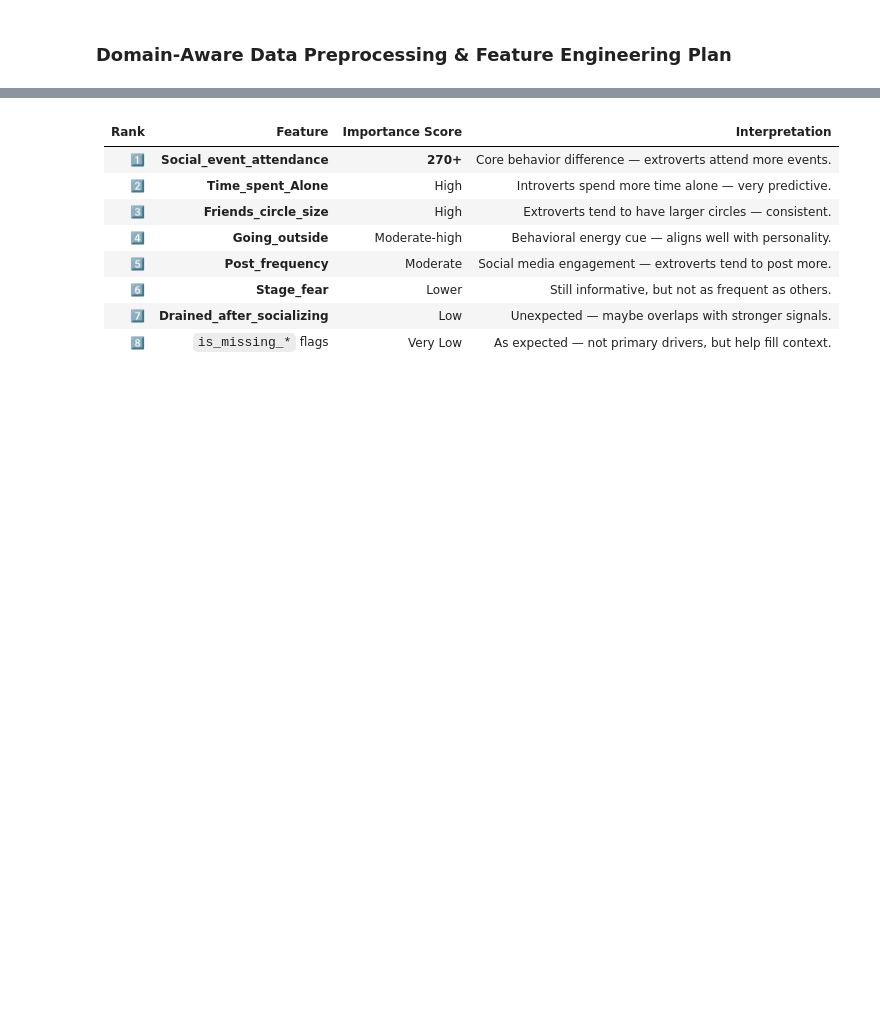
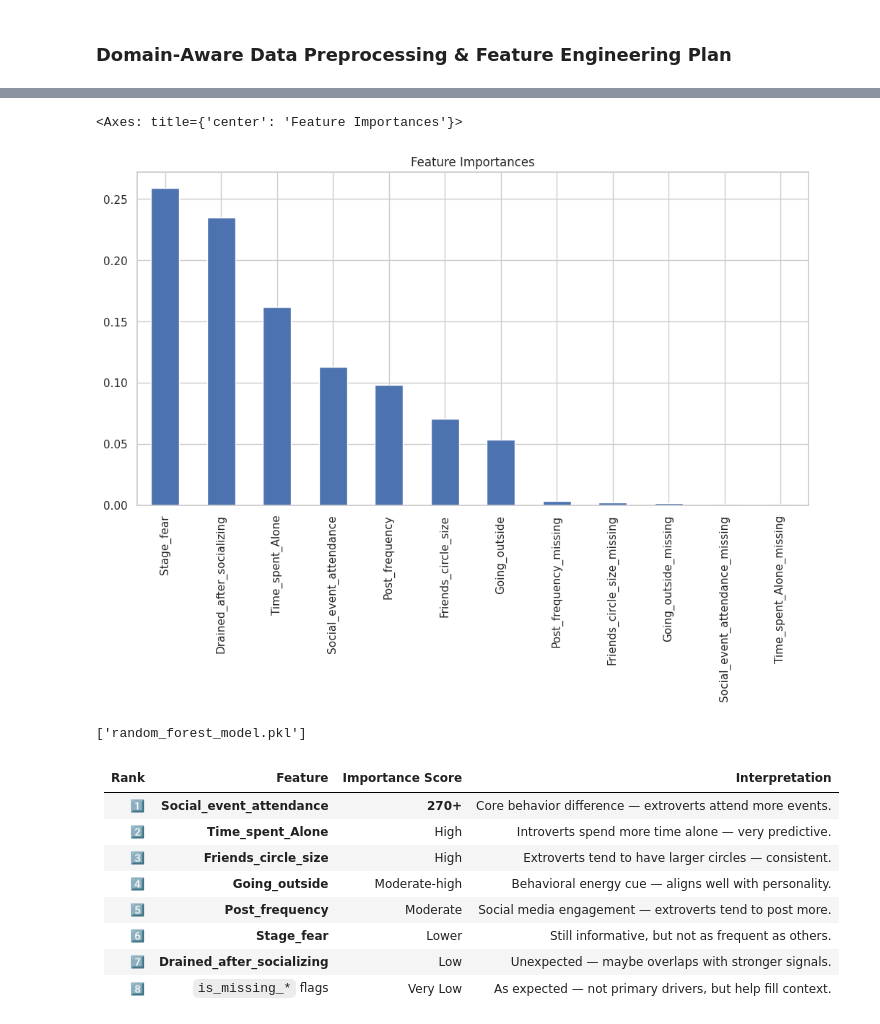
Before and after one commit to Kedhareswer/ML_Projects, a Jupyter notebook: introvert-vs-extrovert.ipynb, the cells around one changed output, grey strips where cells are left out. Drawn from its saved outputs; the diff is of its cells as text; code cells hidden in the pictures; blank space fills up the shorter version.

```diff
--- a/introvert-vs-extrovert.ipynb
+++ b/introvert-vs-extrovert.ipynb
@@ -293,3 +373,21 @@ plt.show()
+# %%
+import pandas as pd
+
+importances = rf_model.feature_importances_
+features = X.columns
+feat_imp = pd.Series(importances, index=features).sort_values(ascending=False)
+
+feat_imp.plot(kind='bar', figsize=(12, 6), title='Feature Importances')
+# %% [output]
+<Axes: title={'center': 'Feature Importances'}>
+[figure, added]
+# %%
+import joblib
+
+joblib.dump(model, 'logistic_model.pkl')
+joblib.dump(rf_model, 'random_forest_model.pkl')
+# %% [output]
+['random_forest_model.pkl']
 # %% [markdown]
 | Rank | Feature                         | Importance Score | Interpretation                                            |
 | ---- | ------------------------------- | ---------------- | --------------------------------------------------------- |
```
Also changed, not shown: parts of 41 cells of this notebook.
